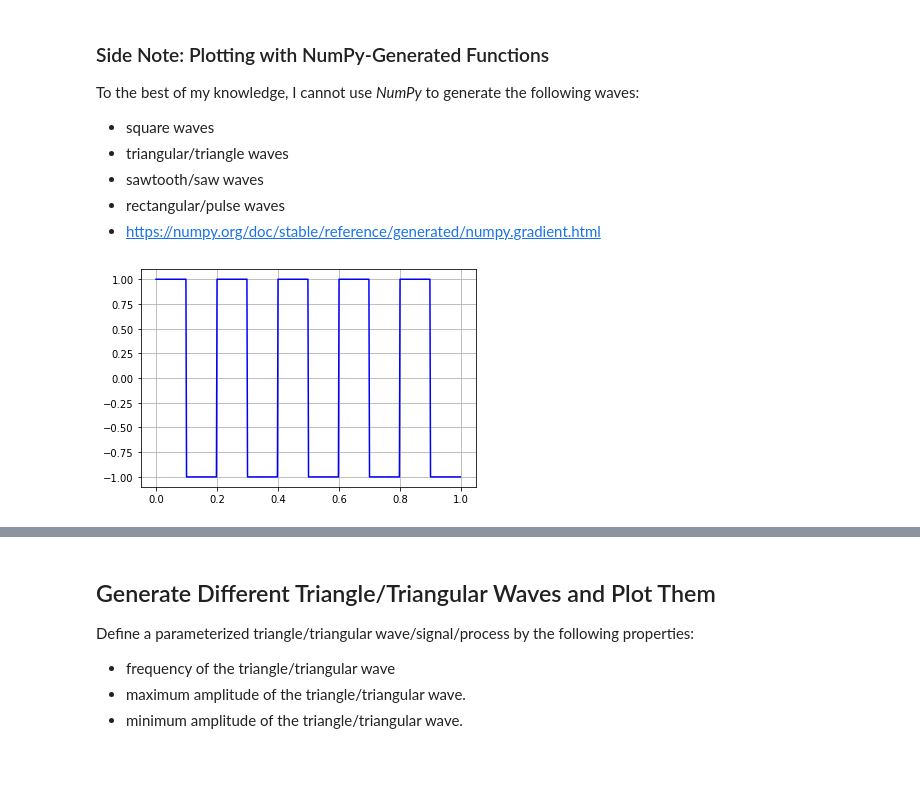
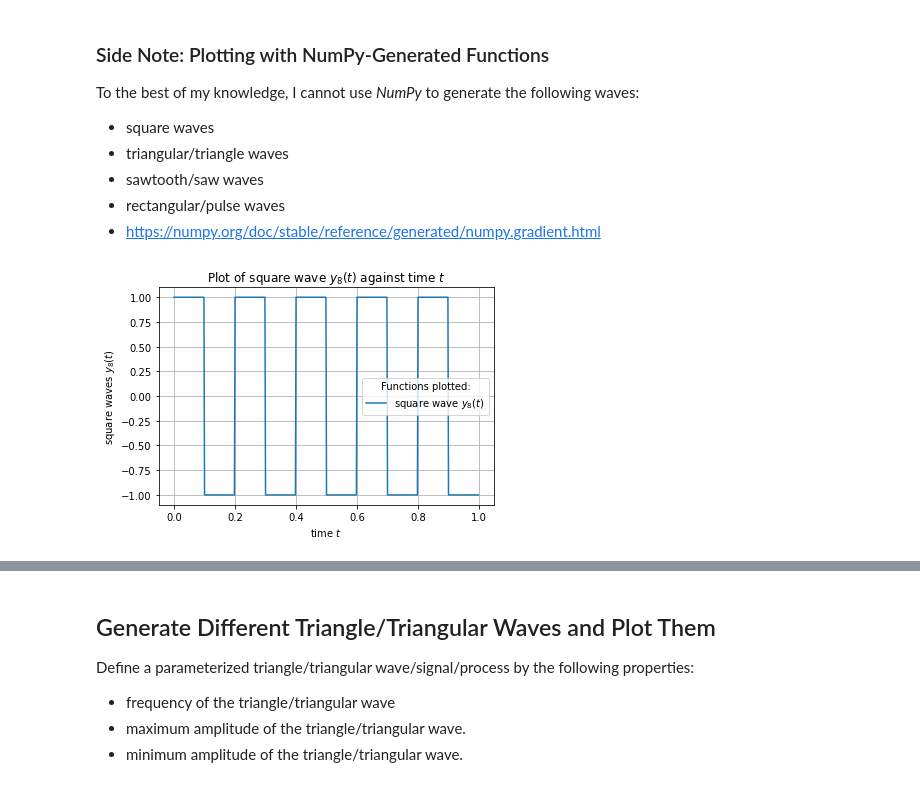
Before and after one commit to eda-ricercatore/python-sandbox, a Jupyter notebook: b-visualization/plot-to-file.ipynb, the cells around one changed output, grey strips where cells are left out. Saved outputs shown, nothing was run; the diff lists cells and outputs as text; code cells hidden in the pictures.

Commit message:
Add Notebooks on data visualization.

```diff
--- a/b-visualization/plot-to-file.ipynb
+++ b/b-visualization/plot-to-file.ipynb
@@ -729,36 +786,45 @@ To the best of my knowledge, I cannot use *NumPy* to generate the following wave
         - For the square wave.
     + https://docs.scipy.org/doc/scipy/reference/generated/scipy.signal.sawtooth.html#scipy.signal.sawtooth
         - For the sawtooth wave and triangle wave.
-Google: python triangle wave
 """
 # Import the SciPy library's signal processing module.
 from scipy import signal
+# Resolution, or number of samples for plotting.
+number_of_samples = 500
+# Starting point of the x-axis.
+start_x_axis = 0
+# End point of the x-axis.
+end_x_axis = 1
+# Amplitude of the square wave.
+amplitude_square_wave = 1.0
 # Time instances for the x-axis.
-time_samples = numpy.linspace(0, 1, 500, endpoint=False)
+time_samples = numpy.linspace(start_x_axis, end_x_axis, number_of_samples, endpoint=False)
+# Frequency of the square wave.
+frequency_of_square_wave = 5
 # Use the square wave function generator to generate the square wave.
-square_wave_8 = signal.square(2 * numpy.pi * 5 * time_samples)
-# Plot the square waves y_7(t).
+square_wave_8 = amplitude_square_wave * signal.square(2 * numpy.pi * frequency_of_square_wave * time_samples)
+# Plot the square waves y_8(t).
 plt.plot(time_samples, square_wave_8, label=r"square wave $y_{8}(t)$")
 # Add the title to the plot [Hunter2023].
 plt.title(r'Plot of square wave $y_{8}(t)$ against time $t$')
 
 # Label the y-axis.
 plt.ylabel('square waves $y_{8}(t)$')
 # Label the x-axis.
 plt.xlabel('time $t$')
 # Add a legend to the plot [Hunter2023b].
 plt.legend(title='Functions plotted:')
 """
   Save plot in PDF format [Peitek2019] [Peitek2019a].
 	This "save to PDF" command has to appear before the .show() command;
 		else, the PDF file would be empty.
 """
 plt.savefig("plot-to-file-figures/"+"y8_t-square-waves-generated-from-scipy"+".pdf")
 # Set the limits for the minimum and maximm values for the y-axis.
 #plt.ylim(-2, 2)
 # Add a grid to the plot to help us read the graph/plot easier.
 plt.grid()
 # Show the plot via GUI representation and the file plot.
 plt.show()
 # %% [output]
-[figure, old version]
+[figure, new version]
```
Also changed, not shown: parts of 21 cells of this notebook, 26 other files.
